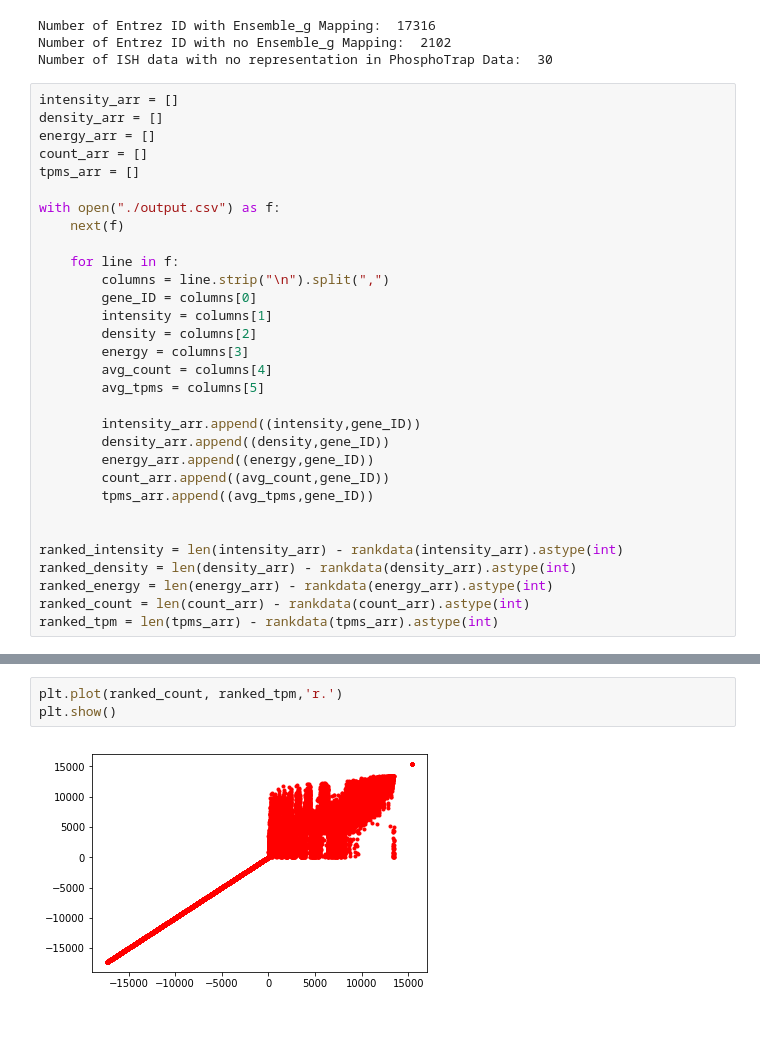
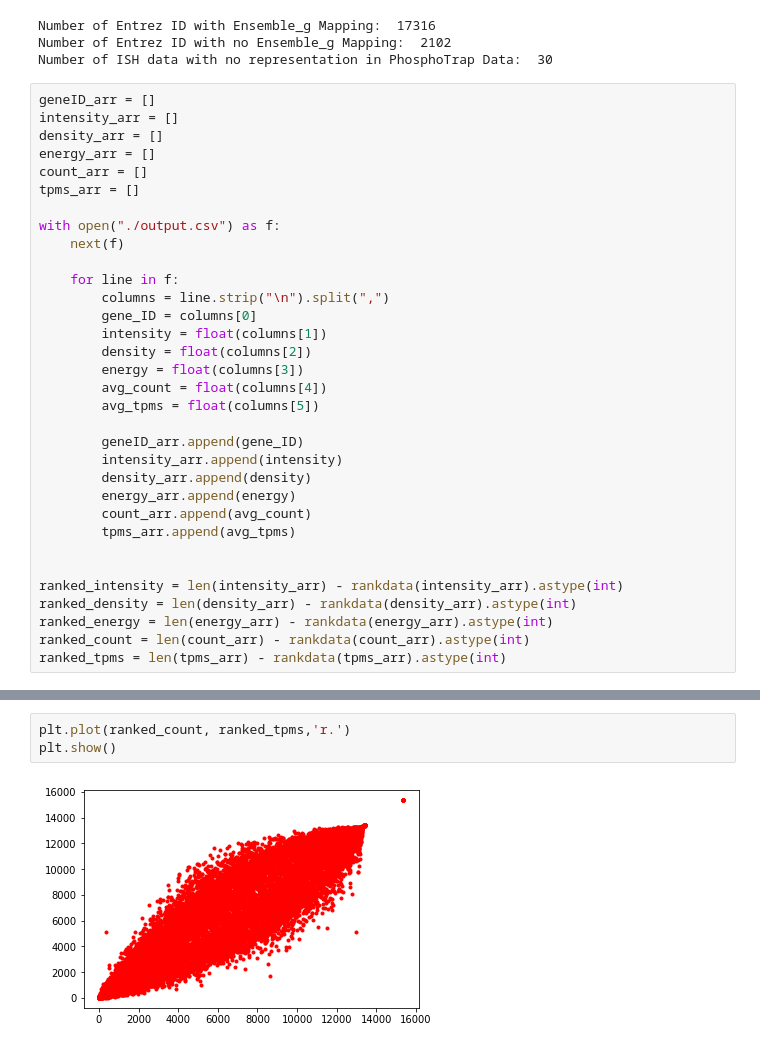
Before and after one commit to Jacky96Cheung/COMS4761_Project, a Jupyter notebook: Notebook.ipynb, the cells around one changed output, grey strips where cells are left out. Cells and saved outputs as stored; diff of their text form.

```diff
--- a/Notebook.ipynb
+++ b/Notebook.ipynb
@@ -213,6 +213,7 @@ Number of Entrez ID with Ensemble_g Mapping:  17316
 Number of Entrez ID with no Ensemble_g Mapping:  2102
 Number of ISH data with no representation in PhosphoTrap Data:  30
 # %%
+geneID_arr = []
 intensity_arr = []
 density_arr = []
 energy_arr = []
@@ -225,21 +226,22 @@ with open("./output.csv") as f:
     for line in f:
         columns = line.strip("\n").split(",")
         gene_ID = columns[0]
-        intensity = columns[1]
-        density = columns[2]
-        energy = columns[3]
-        avg_count = columns[4]
-        avg_tpms = columns[5]
+        intensity = float(columns[1])
+        density = float(columns[2])
+        energy = float(columns[3])
+        avg_count = float(columns[4])
+        avg_tpms = float(columns[5])
 
-        intensity_arr.append((intensity,gene_ID))
-        density_arr.append((density,gene_ID))
-        energy_arr.append((energy,gene_ID))
-        count_arr.append((avg_count,gene_ID))
-        tpms_arr.append((avg_tpms,gene_ID))
+        geneID_arr.append(gene_ID)
+        intensity_arr.append(intensity)
+        density_arr.append(density)
+        energy_arr.append(energy)
+        count_arr.append(avg_count)
+        tpms_arr.append(avg_tpms)
 
 
 ranked_intensity = len(intensity_arr) - rankdata(intensity_arr).astype(int)
 ranked_density = len(density_arr) - rankdata(density_arr).astype(int)
 ranked_energy = len(energy_arr) - rankdata(energy_arr).astype(int)
 ranked_count = len(count_arr) - rankdata(count_arr).astype(int)
-ranked_tpm = len(tpms_arr) - rankdata(tpms_arr).astype(int)
+ranked_tpms = len(tpms_arr) - rankdata(tpms_arr).astype(int)
@@ -261,8 +275,8 @@ plt.show()
 # %%
-plt.plot(ranked_count, ranked_tpm,'r.')
+plt.plot(ranked_count, ranked_tpms,'r.')
 plt.show()
 # %% [output]
-[figure, old version]
+[figure, new version]
 # %%
 plt.plot(ranked_intensity, ranked_count,'r.')
 plt.show()
```
Also changed, not shown: parts of 11 cells of this notebook.
